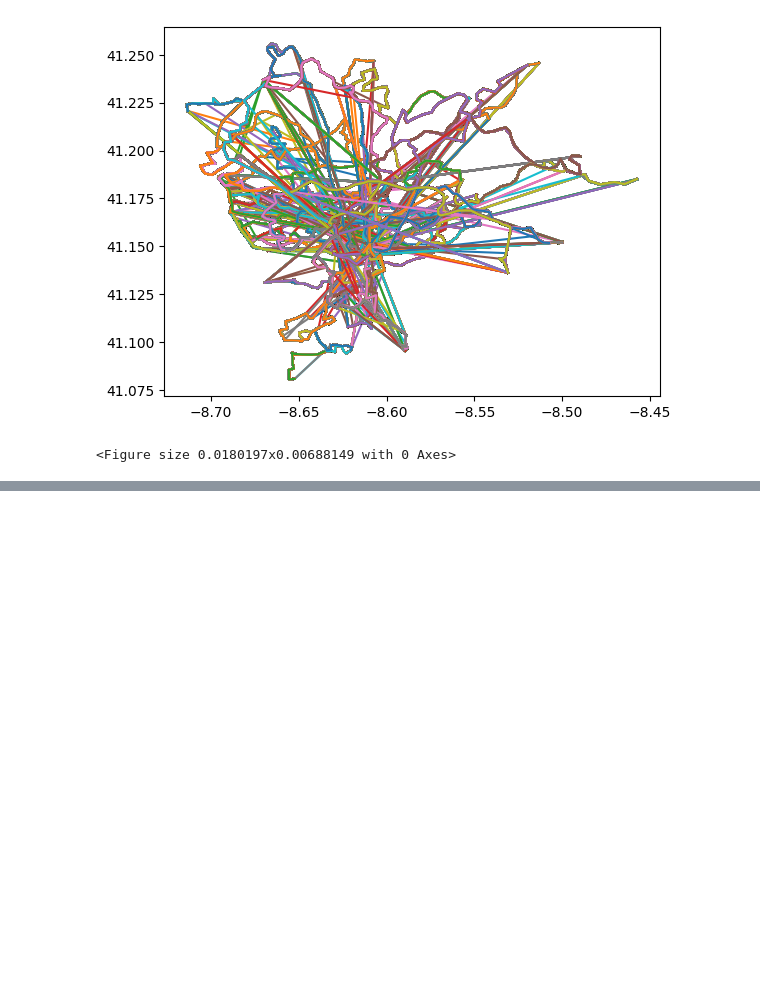
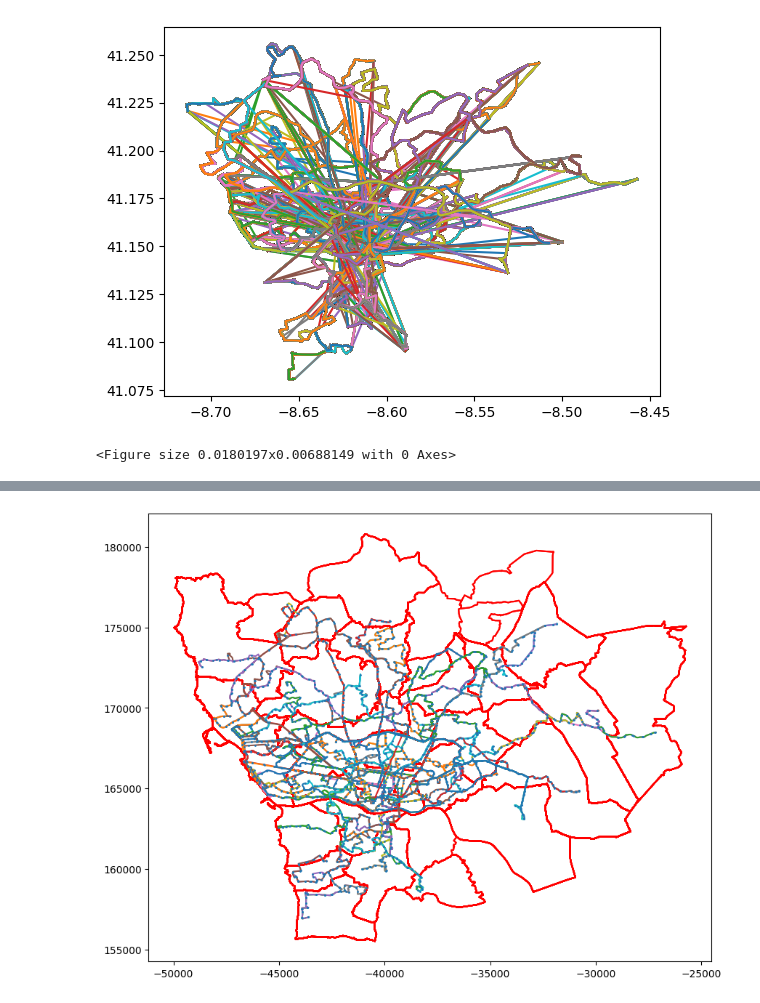
Before and after one commit to lhugens/tabd_pratical, a Jupyter notebook: visualizations.ipynb, the cells around one changed output, grey strips where cells are left out. Drawn from its saved outputs; the diff is of its cells as text; code cells hidden in the pictures; blank space fills up the shorter version.

Commit message:
better plot of parishes, routes and stops until now

```diff
--- a/visualizations.ipynb
+++ b/visualizations.ipynb
@@ -134,0 +111,95 @@ sql = "select st_astext(st_simplify(proj_boundary,10)) from cont_aad_caop2018 wh
+# %%
+fig = plt.figure(figsize=(10,8))
+conn = psycopg2.connect("dbname=project user=hugens")
+cursor_psql = conn.cursor()
+
+sql = """
+select st_astext(st_simplify(proj_boundary,10))
+from cont_aad_caop2018
+join (
+select st_transform(st_setsrid(st_point(stop_lon, stop_lat), 4326), 3763) as geom
+from stops
+) as transformed_geom on st_contains(proj_boundary, transformed_geom.geom)
+where distrito = 'PORTO';
+"""
+
+cursor_psql.execute(sql)
+results = cursor_psql.fetchall()
+
+for row in results:
+    xs = []
+    ys = []
+    points_string = row[0]
+    points_string = points_string[9:-2].split(",")
+    for point in points_string:
+        (x,y) = point.split()
+        xs.append(float(x))
+        ys.append(float(y))
+    plt.plot(xs,ys, color='red')
+
+ids = {}
+id = 0
+sql = "SELECT shape_id from shapes;"
+cursor_psql.execute(sql)
+results = cursor_psql.fetchall()
+
+shapes = []
+
+#create ids for scatter arrays
+id = 0
+for s in results:
+    ids[s[0]] = id
+    id += 1
+    shapes.append([])
+
+# 1st query
+#sql = """ select shape_id, st_astext(st_linefrommultipoint(st_collect(st_transform(st_setsrid(st_point(shape_pt_lon,shape_pt_lat),4326),3763)))), shape_pt_sequence from shapes order by shape_pt_sequence group by shape_id"""
+sql = """SELECT shape_id,
+       ST_AsText(ST_Transform(ST_SetSRID(ST_Point(shape_pt_lon, shape_pt_lat), 4326), 3763)) AS geometry,
+       shape_pt_sequence
+        FROM shapes
+"""
+cursor_psql.execute(sql)
+results = cursor_psql.fetchall()
+
+dic = {}
+dic_id = 0
+
+for result in results:
+    id_p = result[0]
+    id_s = ids[id_p]
+    sequence = int(result[2])
+    ps = result[1][6:-1].split()
+    x = float(ps[0])
+    y = float(ps[1])
+    shapes[id_s].append((sequence,x,y))
+
+for s in shapes:
+    s = sorted(s,key=lambda x:s[0])
+
+for row in shapes:
+    xs = []
+    ys = []
+    for p in row:
+        x = float(p[1])
+        y = float(p[2])
+        xs.append(x)
+        ys.append(y)
+    plt.plot(xs,ys)
+
+# 2nd query
+sql = """select st_astext(st_transform(st_setsrid(st_point(stop_lon,stop_lat),4326),3763)) from stops"""
+cursor_psql.execute(sql)
+results = cursor_psql.fetchall()
+#print(results)
+
+xs = []
+ys = []
+for row in results:
+    point_string = row[0]
+    point_string = point_string[6:-1]
+    x,y = point_string.split(" ")
+    xs.append(float(x))
+    ys.append(float(y))
+plt.scatter(xs,ys,s=1,zorder=3)
+# %% [output]
@@ -134,0 +207 @@ sql = "select st_astext(st_simplify(proj_boundary,10)) from cont_aad_caop2018 wh
+[figure, added]
```
Also changed, not shown: parts of 4 cells of this notebook.
